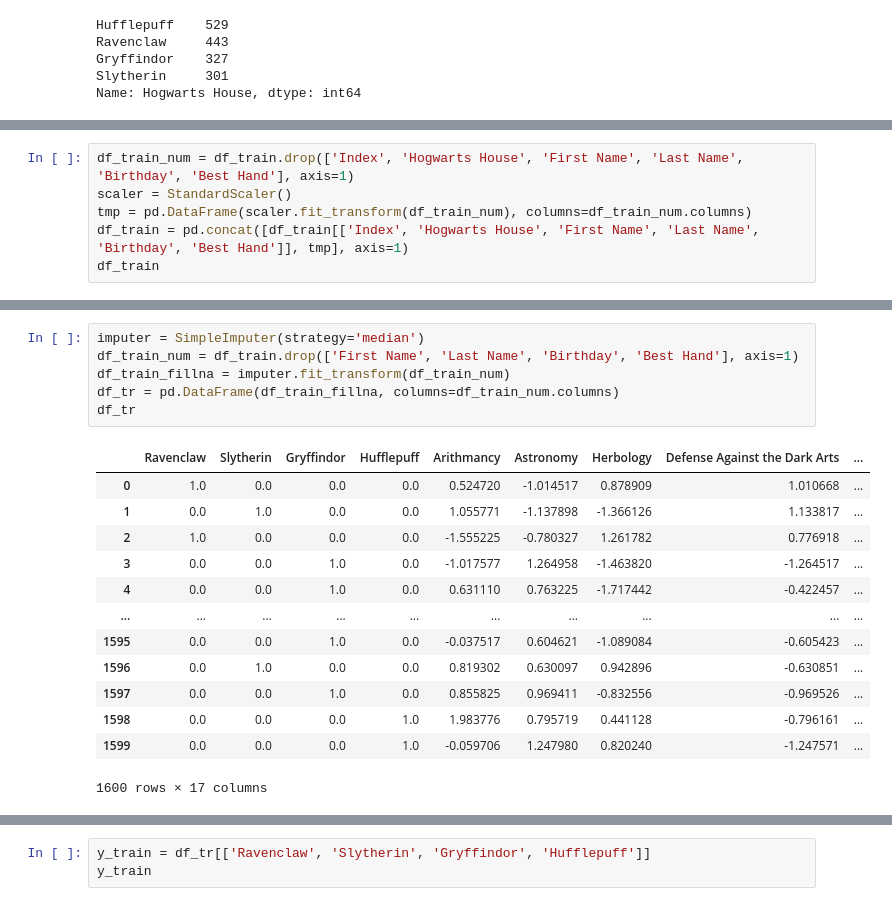
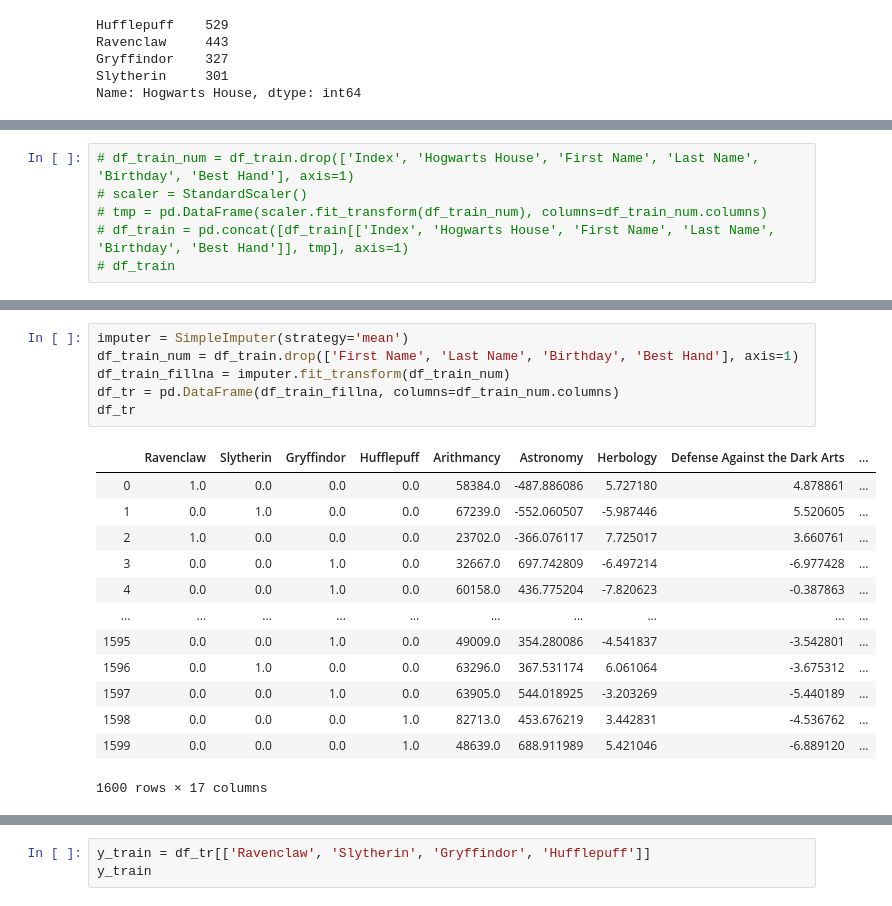
Before and after one commit to danlee65071/dslr, a Jupyter notebook: logistic_clf.ipynb, the cells around one changed output, grey strips where cells are left out. Saved outputs shown, nothing was run; the diff lists cells and outputs as text.

```diff
--- a/logistic_clf.ipynb
+++ b/logistic_clf.ipynb
@@ -65,8 +66,8 @@ df_train.describe()
 | 75% | 1199.25000 | 60811.250000 | 524.771949 | 5.419183 | 4.904680 | 5.667000 | 254.994857 | ... |
 | max | 1599.00000 | 104956.000000 | 1016.211940 | 11.612895 | 9.667405 | 10.032000 | 1092.388611 | ... |
 # %%
-df_train_num = df_train.drop(['Index', 'Hogwarts House', 'First Name', 'Last Name', 'Birthday', 'Best Hand'], axis=1)
-scaler = StandardScaler()
-tmp = pd.DataFrame(scaler.fit_transform(df_train_num), columns=df_train_num.columns)
-df_train = pd.concat([df_train[['Index', 'Hogwarts House', 'First Name', 'Last Name', 'Birthday', 'Best Hand']], tmp], axis=1)
-df_train
+# df_train_num = df_train.drop(['Index', 'Hogwarts House', 'First Name', 'Last Name', 'Birthday', 'Best Hand'], axis=1)
+# scaler = StandardScaler()
+# tmp = pd.DataFrame(scaler.fit_transform(df_train_num), columns=df_train_num.columns)
+# df_train = pd.concat([df_train[['Index', 'Hogwarts House', 'First Name', 'Last Name', 'Birthday', 'Best Hand']], tmp], axis=1)
+# df_train
@@ -113,22 +107,22 @@ None
 # %%
-imputer = SimpleImputer(strategy='median')
+imputer = SimpleImputer(strategy='mean')
 df_train_num = df_train.drop(['First Name', 'Last Name', 'Birthday', 'Best Hand'], axis=1)
 df_train_fillna = imputer.fit_transform(df_train_num)
 df_tr = pd.DataFrame(df_train_fillna, columns=df_train_num.columns)
 df_tr
 # %% [output]
 |  | Ravenclaw | Slytherin | Gryffindor | Hufflepuff | Arithmancy | Astronomy | Herbology | Defense Against the Dark Arts | ... |
-| 0 | 1.0 | 0.0 | 0.0 | 0.0 | 0.524720 | -1.014517 | 0.878909 | 1.010668 | ... |
-| 1 | 0.0 | 1.0 | 0.0 | 0.0 | 1.055771 | -1.137898 | -1.366126 | 1.133817 | ... |
-| 2 | 1.0 | 0.0 | 0.0 | 0.0 | -1.555225 | -0.780327 | 1.261782 | 0.776918 | ... |
-| 3 | 0.0 | 0.0 | 1.0 | 0.0 | -1.017577 | 1.264958 | -1.463820 | -1.264517 | ... |
-| 4 | 0.0 | 0.0 | 1.0 | 0.0 | 0.631110 | 0.763225 | -1.717442 | -0.422457 | ... |
+| 0 | 1.0 | 0.0 | 0.0 | 0.0 | 58384.0 | -487.886086 | 5.727180 | 4.878861 | ... |
+| 1 | 0.0 | 1.0 | 0.0 | 0.0 | 67239.0 | -552.060507 | -5.987446 | 5.520605 | ... |
+| 2 | 1.0 | 0.0 | 0.0 | 0.0 | 23702.0 | -366.076117 | 7.725017 | 3.660761 | ... |
+| 3 | 0.0 | 0.0 | 1.0 | 0.0 | 32667.0 | 697.742809 | -6.497214 | -6.977428 | ... |
+| 4 | 0.0 | 0.0 | 1.0 | 0.0 | 60158.0 | 436.775204 | -7.820623 | -0.387863 | ... |
 | ... | ... | ... | ... | ... | ... | ... | ... | ... | ... |
-| 1595 | 0.0 | 0.0 | 1.0 | 0.0 | -0.037517 | 0.604621 | -1.089084 | -0.605423 | ... |
-| 1596 | 0.0 | 1.0 | 0.0 | 0.0 | 0.819302 | 0.630097 | 0.942896 | -0.630851 | ... |
-| 1597 | 0.0 | 0.0 | 1.0 | 0.0 | 0.855825 | 0.969411 | -0.832556 | -0.969526 | ... |
-| 1598 | 0.0 | 0.0 | 0.0 | 1.0 | 1.983776 | 0.795719 | 0.441128 | -0.796161 | ... |
-| 1599 | 0.0 | 0.0 | 0.0 | 1.0 | -0.059706 | 1.247980 | 0.820240 | -1.247571 | ... |
+| 1595 | 0.0 | 0.0 | 1.0 | 0.0 | 49009.0 | 354.280086 | -4.541837 | -3.542801 | ... |
+| 1596 | 0.0 | 1.0 | 0.0 | 0.0 | 63296.0 | 367.531174 | 6.061064 | -3.675312 | ... |
+| 1597 | 0.0 | 0.0 | 1.0 | 0.0 | 63905.0 | 544.018925 | -3.203269 | -5.440189 | ... |
+| 1598 | 0.0 | 0.0 | 0.0 | 1.0 | 82713.0 | 453.676219 | 3.442831 | -4.536762 | ... |
+| 1599 | 0.0 | 0.0 | 0.0 | 1.0 | 48639.0 | 688.911989 | 5.421046 | -6.889120 | ... |
 1600 rows × 17 columns
 # %%
 corr_matrix = df_tr.corr()
```
Also changed, not shown: parts of 25 cells of this notebook, 6 other files.
